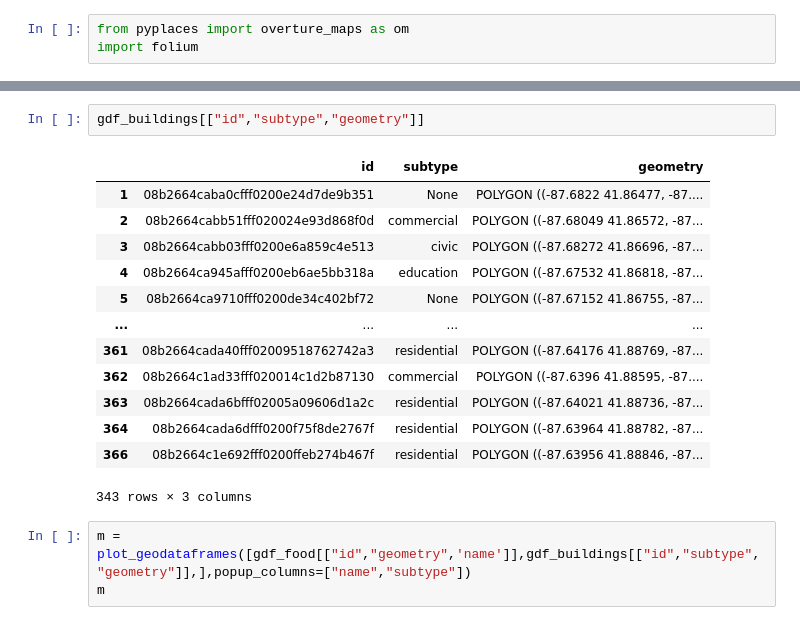
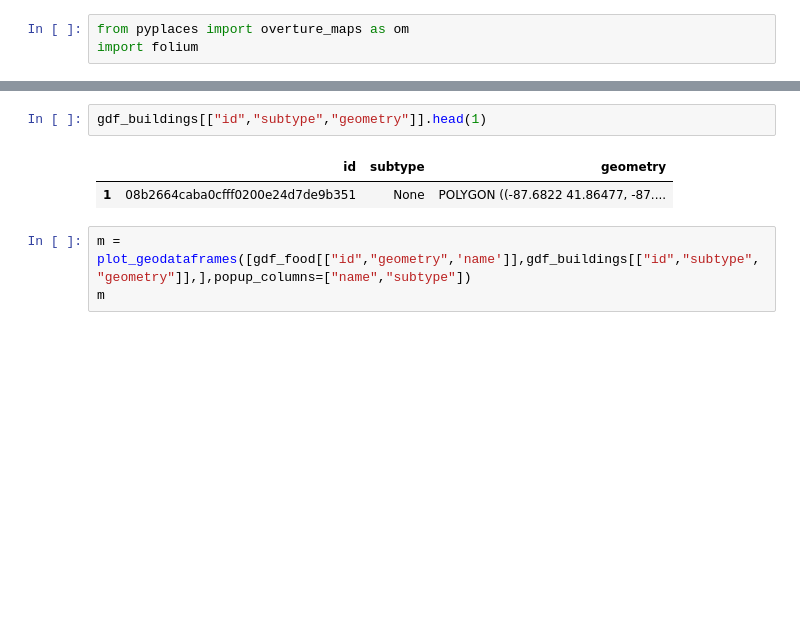
Before and after one commit to tbanken/pyplaces, a Jupyter notebook: docs/source/notebooks/example4.ipynb, the cells around one changed output, grey strips where cells are left out. Drawn from its saved outputs; the diff is of its cells as text; blank space fills up the shorter version.

```diff
--- a/docs/source/notebooks/example4.ipynb
+++ b/docs/source/notebooks/example4.ipynb
@@ -94,19 +80,8 @@ gdf_food[["id","geometry",'name']]
 # %%
-gdf_buildings[["id","subtype","geometry"]]
+gdf_buildings[["id","subtype","geometry"]].head(1)
 # %% [output]
 |  | id | subtype | geometry |
 | 1 | 08b2664caba0cfff0200e24d7de9b351 | None | POLYGON ((-87.6822 41.86477, -87.... |
-| 2 | 08b2664cabb51fff020024e93d868f0d | commercial | POLYGON ((-87.68049 41.86572, -87... |
-| 3 | 08b2664cabb03fff0200e6a859c4e513 | civic | POLYGON ((-87.68272 41.86696, -87... |
-| 4 | 08b2664ca945afff0200eb6ae5bb318a | education | POLYGON ((-87.67532 41.86818, -87... |
-| 5 | 08b2664ca9710fff0200de34c402bf72 | None | POLYGON ((-87.67152 41.86755, -87... |
-| ... | ... | ... | ... |
-| 361 | 08b2664cada40fff02009518762742a3 | residential | POLYGON ((-87.64176 41.88769, -87... |
-| 362 | 08b2664c1ad33fff020014c1d2b87130 | commercial | POLYGON ((-87.6396 41.88595, -87.... |
-| 363 | 08b2664cada6bfff02005a09606d1a2c | residential | POLYGON ((-87.64021 41.88736, -87... |
-| 364 | 08b2664cada6dfff0200f75f8de2767f | residential | POLYGON ((-87.63964 41.88782, -87... |
-| 366 | 08b2664c1e692fff0200ffeb274b467f | residential | POLYGON ((-87.63956 41.88846, -87... |
-343 rows × 3 columns
 # %%
 m = plot_geodataframes([gdf_food[["id","geometry",'name']],gdf_buildings[["id","subtype","geometry"]],],popup_columns=["name","subtype"])
 m
```
Also changed, not shown: parts of 6 cells of this notebook, 4 other files.
